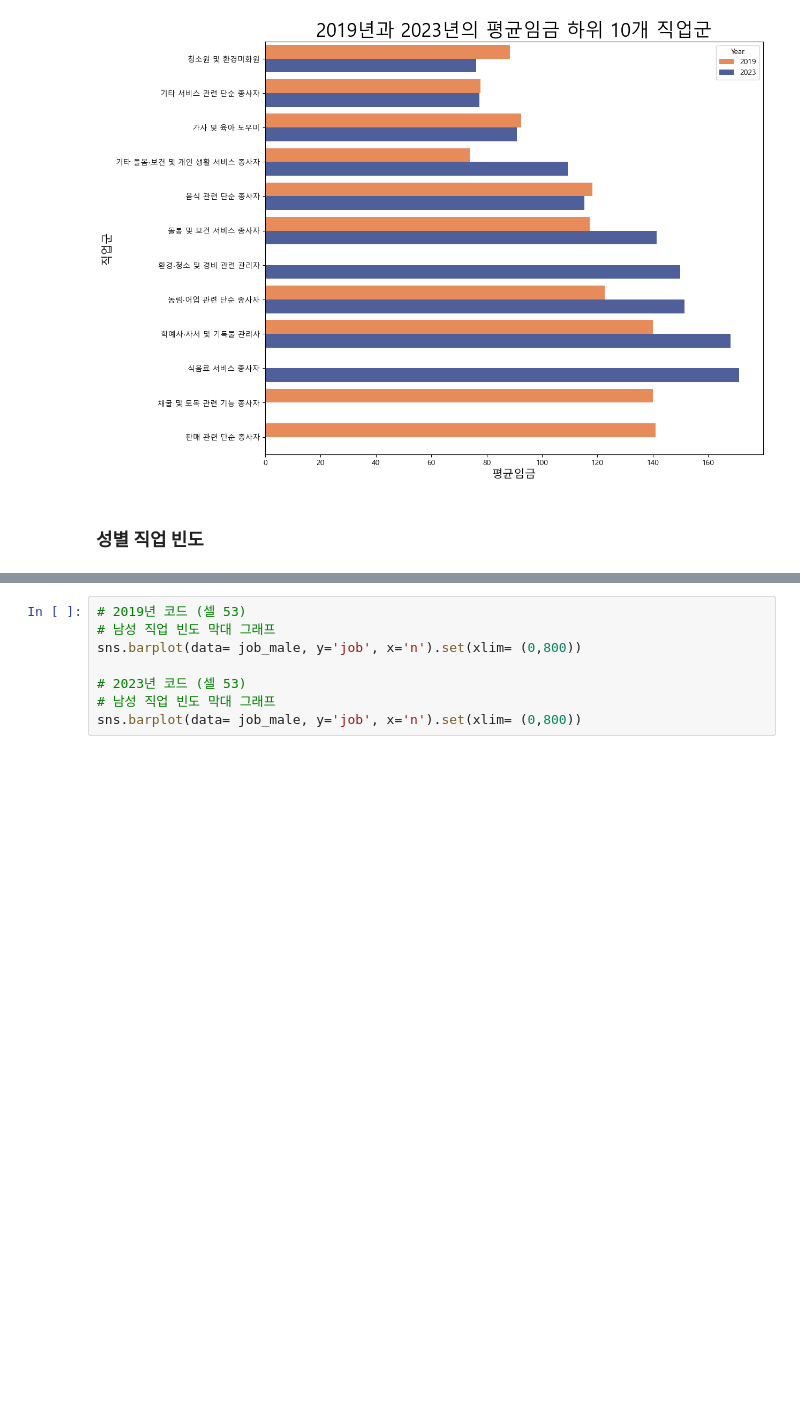
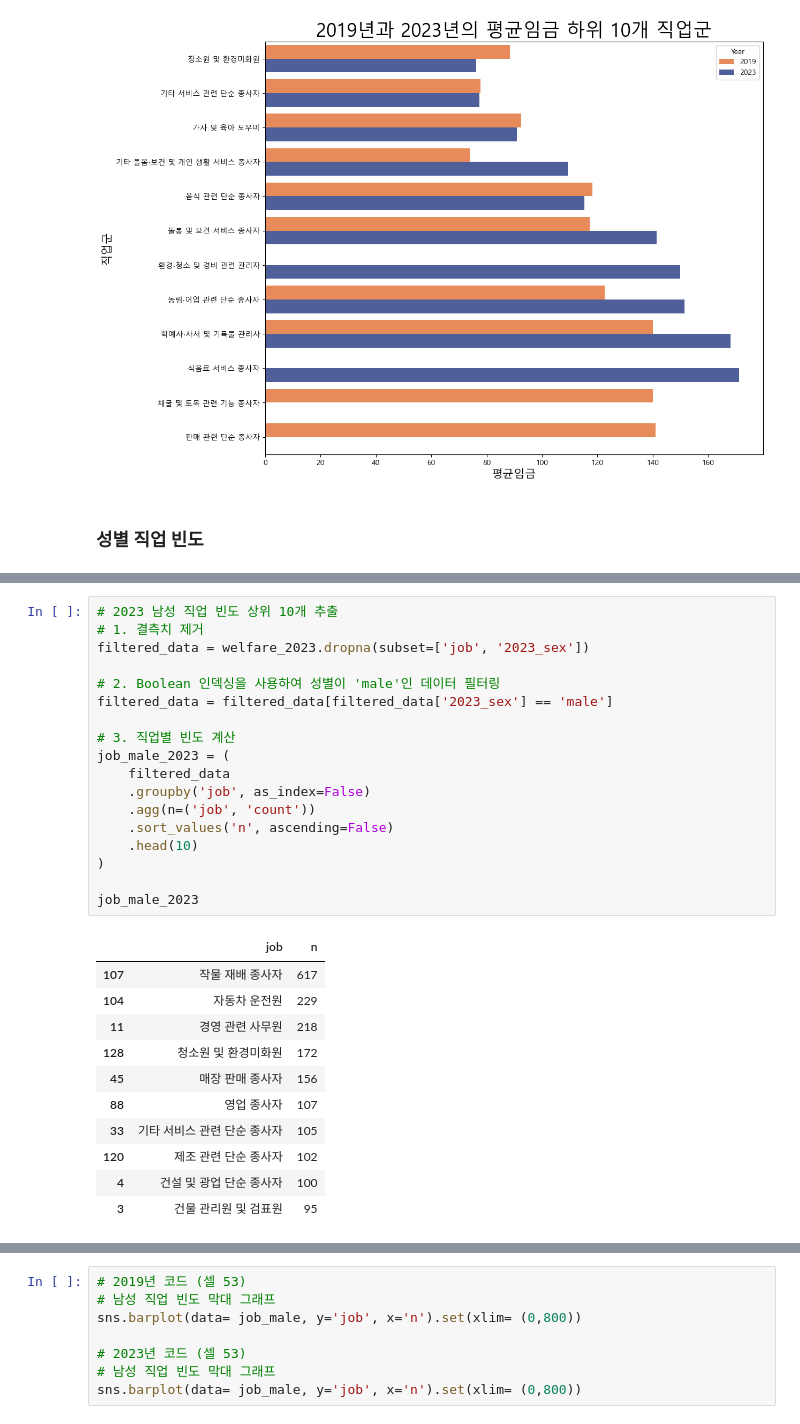
Before and after one commit to nicolekor/final_report, a Jupyter notebook: 한국인의삶_유니크_비교_2019vs2023_NY.ipynb, the cells around one changed output, grey strips where cells are left out. Drawn from its saved outputs; the diff is of its cells as text; blank space fills up the shorter version.

```diff
--- a/한국인의삶_유니크_비교_2019vs2023_NY.ipynb
+++ b/한국인의삶_유니크_비교_2019vs2023_NY.ipynb
@@ -1451,0 +1496,30 @@ job_male
+# %%
+# 2023 남성 직업 빈도 상위 10개 추출
+# 1. 결측치 제거
+filtered_data = welfare_2023.dropna(subset=['job', '2023_sex'])
+
+# 2. Boolean 인덱싱을 사용하여 성별이 'male'인 데이터 필터링
+filtered_data = filtered_data[filtered_data['2023_sex'] == 'male']
+
+# 3. 직업별 빈도 계산
+job_male_2023 = (
+    filtered_data
+    .groupby('job', as_index=False)
+    .agg(n=('job', 'count'))
+    .sort_values('n', ascending=False)
+    .head(10)
+)
+
+job_male_2023
+# %% [output]
+|  | job | n |
+| 107 | 작물 재배 종사자 | 617 |
+| 104 | 자동차 운전원 | 229 |
+| 11 | 경영 관련 사무원 | 218 |
+| 128 | 청소원 및 환경미화원 | 172 |
+| 45 | 매장 판매 종사자 | 156 |
+| 88 | 영업 종사자 | 107 |
+| 33 | 기타 서비스 관련 단순 종사자 | 105 |
+| 120 | 제조 관련 단순 종사자 | 102 |
+| 4 | 건설 및 광업 단순 종사자 | 100 |
+| 3 | 건물 관리원 및 검표원 | 95 |
```
Also changed, not shown: parts of 10 cells of this notebook.
